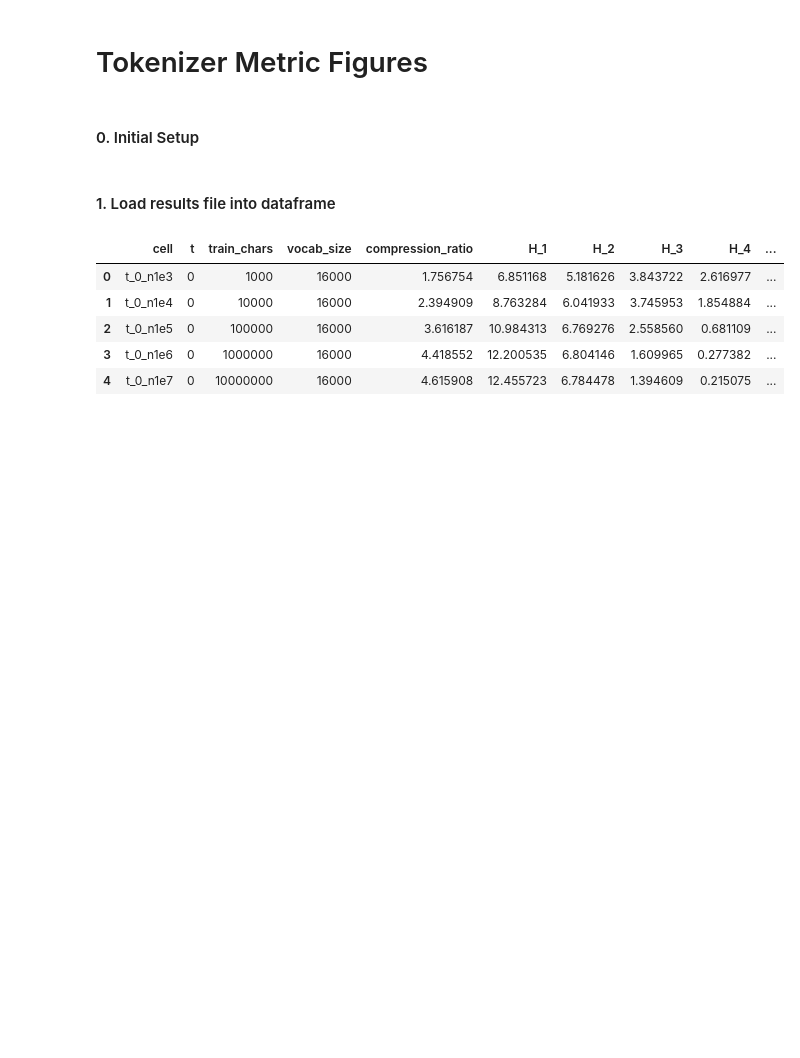
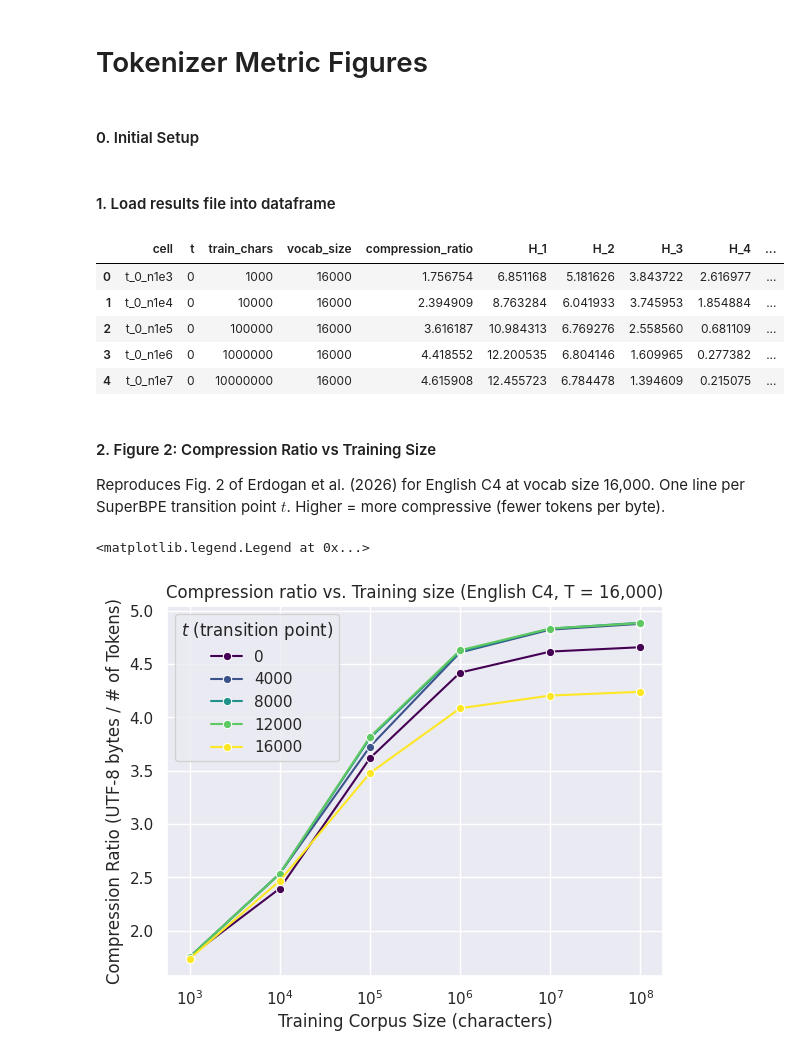
Before and after one commit to vincentczhou/cse493s-spring26-project, a Jupyter notebook: notebooks/figures.ipynb, the cells around one changed output. Saved outputs shown, nothing was run; the diff lists cells and outputs as text; code cells hidden in the pictures; blank space fills up the shorter version.

Commit message:
feat: compression ratio figure

```diff
--- a/notebooks/figures.ipynb
+++ b/notebooks/figures.ipynb
@@ -9,6 +9,9 @@ RESULTS_NAME = "results/results.jsonl"
 from pathlib import Path
 
 import pandas as pd
+import seaborn as sns
+
+sns.set_theme()
 # %% [markdown]
 #### 1. Load results file into dataframe
 # %%
@@ -27,3 +30,27 @@ df.head()
 | 2 | t_0_n1e5 | 0 | 100000 | 16000 | 3.616187 | 10.984313 | 6.769276 | 2.558560 | 0.681109 | ... |
 | 3 | t_0_n1e6 | 0 | 1000000 | 16000 | 4.418552 | 12.200535 | 6.804146 | 1.609965 | 0.277382 | ... |
 | 4 | t_0_n1e7 | 0 | 10000000 | 16000 | 4.615908 | 12.455723 | 6.784478 | 1.394609 | 0.215075 | ... |
+# %% [markdown]
+#### 2. Figure 2: Compression Ratio vs Training Size
+
+Reproduces Fig. 2 of Erdogan et al. (2026) for English C4 at vocab size 16,000. One line per SuperBPE transition point $t$. Higher = more compressive (fewer tokens per byte).
+# %%
+ax = sns.lineplot(
+    data=df,
+    x="train_chars",
+    y="compression_ratio",
+    hue="t",
+    marker="o",
+    palette="viridis",
+)
+
+ax.set(
+    xscale="log",
+    xlabel="Training Corpus Size (characters)",
+    ylabel="Compression Ratio (UTF-8 bytes / # of Tokens)",
+    title="Compression ratio vs. Training size (English C4, T = 16,000)",
+)
+ax.legend(title="$t$ (transition point)")
+# %% [output]
+<matplotlib.legend.Legend at 0x...>
+[figure, added]
```
